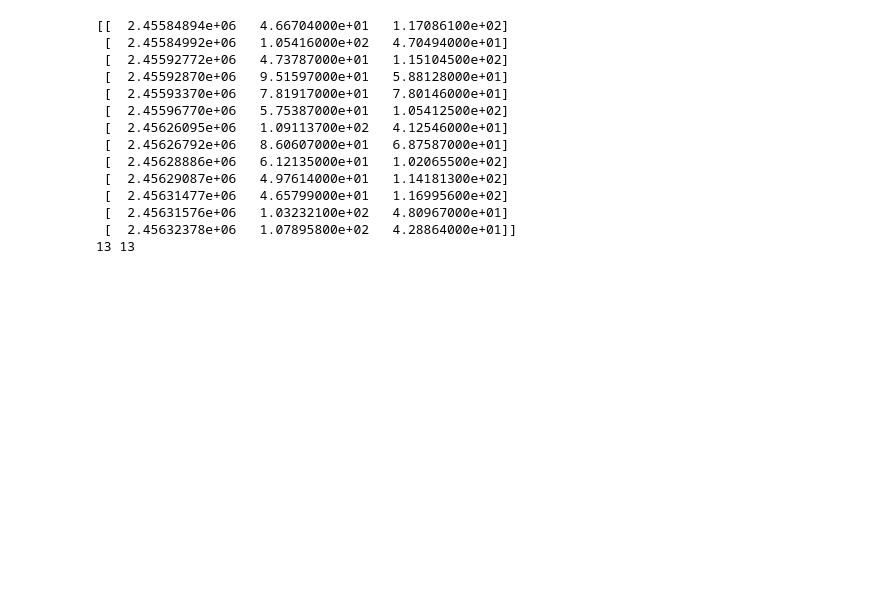
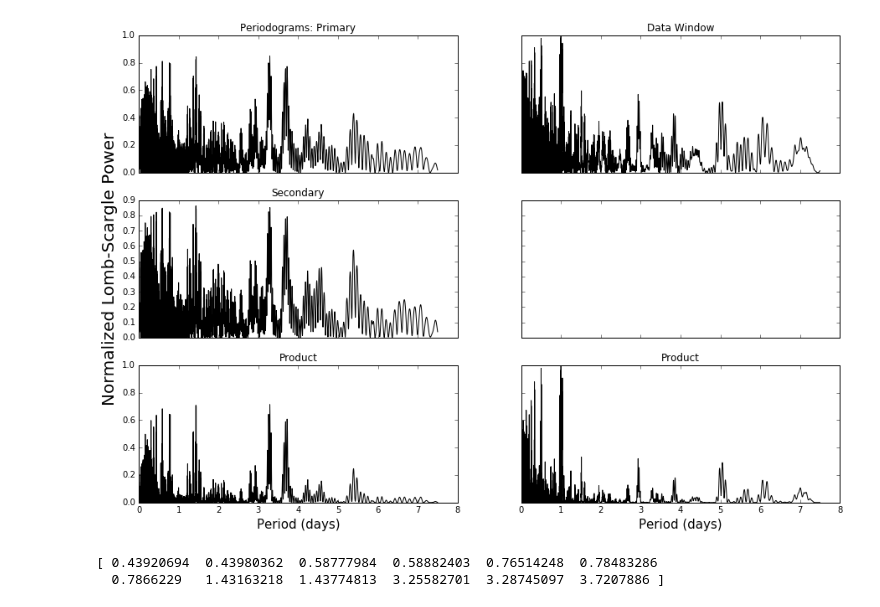
Before and after one commit to jacob-i-skinner/Orbit-Fitting, a Jupyter notebook: Periodogrammer.ipynb, the cells around one changed output. Cells and saved outputs as stored; diff of their text form; code cells hidden in the pictures; blank space fills up the shorter version.

Commit message:
Improvements to Periodograms

```diff
--- a/Periodogrammer.ipynb
+++ b/Periodogrammer.ipynb
@@ -1,50 +1,73 @@
 # %%
 import numpy as np
 from matplotlib import pyplot as plt
 from scipy.signal import lombscargle
 %matplotlib inline
 
 DQTau1 = np.array([34.76, -2.93, 37.11, 37.38, 34.73, 31.64, 26.07, 23.51, 20.10, 17.31, 27.28, 36.99, 33.17,
                    35.11, 35.24, 28.81, 12.43, 40.09, 35.14, 35.89, 19.12, 37.08, 36.83, 12.75, -6.27, 14.82,
                    34.84,  3.16, 32.37, 39.09, 17.46, 22.67, 31.34])
 DQTau2 = np.array([12.44, 56.13, 13.90, 15.01, 17.06, 20.70, 24.40, 27.30, 25.73, 27.86, 23.67, 7.64, 10.94,
                    09.87, 10.05, 19.93, 33.26, 13.83, 11.47, 16.98, 26.86, 10.20, 14.36, 23.86, 50.94, 37.61,
                    07.51, 52.75, 17.20, 08.27, 34.61, 26.25, 11.49])
 HJD    = np.array([45982.0293, 46389.8446, 46745.8122, 47073.9364, 47075.9910, 47078.0084, 47127.8232, 47128.8081,
                    47159.6132, 47159.6318, 47427.9265, 47546.6122, 47546.6272, 47546.6272, 47546.6423, 47789.9412,
                    47840.8048, 47845.8709, 47896.7312, 47898.7686, 47902.6961, 48525.9580, 48670.6445, 48871.9572,
                    49344.8584, 49373.6908, 49410.6311, 49644.8270, 49699.8045, 53693.8806, 56578.9704, 56606.9106,
                    56650.8257])
 
-system = np.genfromtxt('3325505.tbl', skip_header=1, usecols=(0, 1, 2)) #import and organize data
-JD  =[datum[0] for datum in system]
-RVp =[datum[1] for datum in system]
-RVs =[datum[2] for datum in system]
+#import and organize data
+system = np.genfromtxt('4205070.tbl', skip_header=1, usecols=(0, 1, 2))
+JD, RVp, RVs =[datum[0] for datum in system], [datum[1] for datum in system], [datum[2] for datum in system]
+s_JD, p_JD = JD, JD
 
-for i in range(0, len(JD)-1): #check RV measurements for the need to be adjusted
+#check RV measurements for the need to be adjusted
+for i in range(0, len(JD)-1):
     if np.isnan(system[i][1]):
         p_JD, RVp = adjustment(JD, RVp)
         break
 
 for i in range(0, len(JD)-1):
     if np.isnan(system[i][2]):
         s_JD, RVs = adjustment(JD, RVs)
         break
 
-print(system)
-print(len(JD), len(s_JD))
+# plot the results
+samples = 50000
+x, y  = periodogram(p_JD, RVp, samples)
+y2    = periodogram(s_JD, RVs, samples)[1]
+y3,y4 = data_window(p_JD, samples)[1], data_window(s_JD, samples)[1]
+
+fig, ((ax1,ax4),(ax2,ax5),(ax3,ax6)) = plt.subplots(3, 2, sharex='col', sharey='row')
+ax1.plot(x, y, 'k')
+ax1.set_title('Periodograms: Primary')
+ax2.plot(x, y2, 'k')
+ax2.set_title('Secondary')
+ax3.plot(x, y*y2, 'k')
+ax3.set_title('Product')
+ax4.plot(x, y3, 'k')
+ax4.set_title('Data Window')
+ax6.plot(x, y3*y4, 'k')
+ax6.set_title('Product')
+ax3.set_xlabel('Period (days)', size='15')
+ax6.set_xlabel('Period (days)', size='15')
+ax2.set_ylabel('Normalized Lomb-Scargle Power', size='20')
+fig.set_figheight(10)
+fig.set_figwidth(15)
+plt.savefig('2M06115599+4205070 periodogram.pdf')
 # %% [output]
-[[  2.45584894e+06   4.66704000e+01   1.17086100e+02]
- [  2.45584992e+06   1.05416000e+02   4.70494000e+01]
- [  2.45592772e+06   4.73787000e+01   1.15104500e+02]
- [  2.45592870e+06   9.51597000e+01   5.88128000e+01]
- [  2.45593370e+06   7.81917000e+01   7.80146000e+01]
- [  2.45596770e+06   5.75387000e+01   1.05412500e+02]
- [  2.45626095e+06   1.09113700e+02   4.12546000e+01]
- [  2.45626792e+06   8.60607000e+01   6.87587000e+01]
- [  2.45628886e+06   6.12135000e+01   1.02065500e+02]
- [  2.45629087e+06   4.97614000e+01   1.14181300e+02]
- [  2.45631477e+06   4.65799000e+01   1.16995600e+02]
- [  2.45631576e+06   1.03232100e+02   4.80967000e+01]
- [  2.45632378e+06   1.07895800e+02   4.28864000e+01]]
-13 13
+[figure, added]
+# %%
+#Code for finding local maxima
+
+P = y*y2#*y3*y4
+#print(x[np.argmax(y*y2*y3*y4)])
+#print(np.where((P)>0.025))
+maxima = np.array([])
+for i in range(1, len(P)-2):
+    if P[i-1] < P[i] and P[i] > P[i+1] and P[i] > 0.6:
+        maxima = np.append(maxima, x[i])
+print(maxima)
+# %% [output]
+[ 0.43920694  0.43980362  0.58777984  0.58882403  0.76514248  0.78483286
+  0.7866229   1.43163218  1.43774813  3.25582701  3.28745097  3.7207886 ]
```
Also changed, not shown: parts of 5 cells of this notebook, 10 other files.
